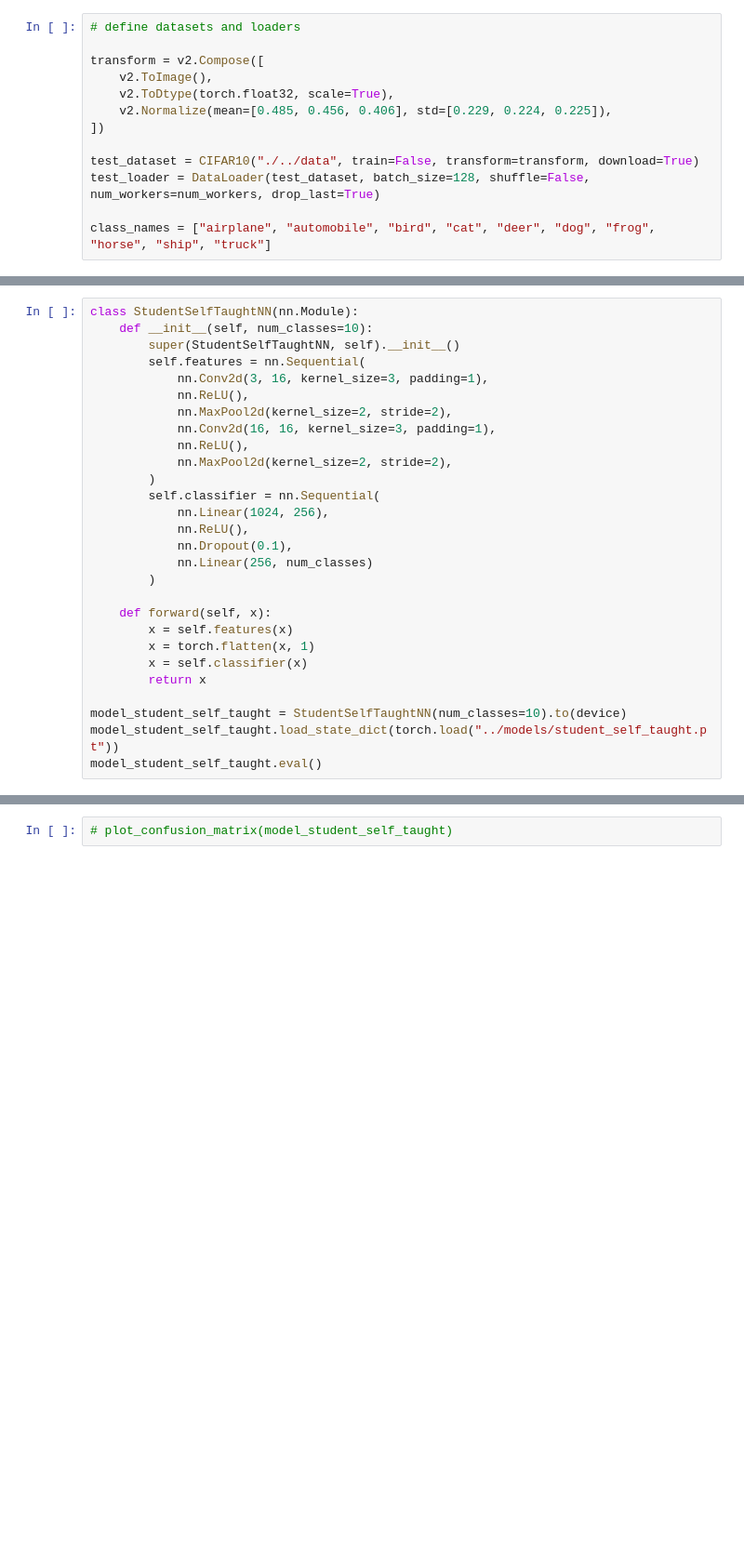
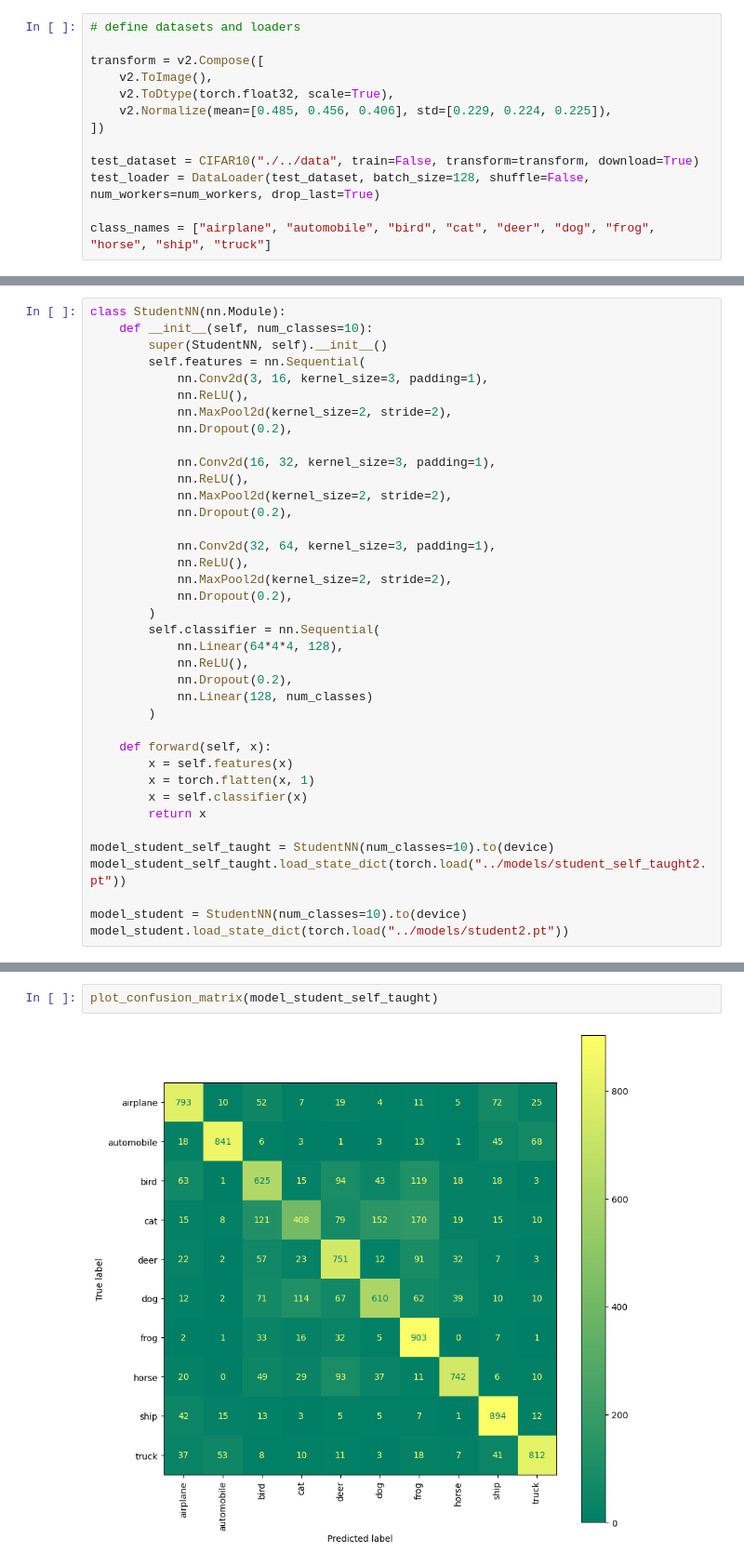
Before and after one commit to aSliwska/ssn-projekt, a Jupyter notebook: src/check_model.ipynb, the cells around one changed output, grey strips where cells are left out. Shown at 93% size. Cells and saved outputs as stored; diff of their text form; blank space fills up the shorter version.

```diff
--- a/src/check_model.ipynb
+++ b/src/check_model.ipynb
@@ -90,20 +86,28 @@ BaseNN(
 # %%
-class StudentSelfTaughtNN(nn.Module):
+class StudentNN(nn.Module):
     def __init__(self, num_classes=10):
-        super(StudentSelfTaughtNN, self).__init__()
+        super(StudentNN, self).__init__()
         self.features = nn.Sequential(
             nn.Conv2d(3, 16, kernel_size=3, padding=1),
             nn.ReLU(),
             nn.MaxPool2d(kernel_size=2, stride=2),
-            nn.Conv2d(16, 16, kernel_size=3, padding=1),
+            nn.Dropout(0.2),
+
+            nn.Conv2d(16, 32, kernel_size=3, padding=1),
             nn.ReLU(),
             nn.MaxPool2d(kernel_size=2, stride=2),
+            nn.Dropout(0.2),
+
+            nn.Conv2d(32, 64, kernel_size=3, padding=1),
+            nn.ReLU(),
+            nn.MaxPool2d(kernel_size=2, stride=2),
+            nn.Dropout(0.2),
         )
         self.classifier = nn.Sequential(
-            nn.Linear(1024, 256),
+            nn.Linear(64*4*4, 128),
             nn.ReLU(),
-            nn.Dropout(0.1),
-            nn.Linear(256, num_classes)
+            nn.Dropout(0.2),
+            nn.Linear(128, num_classes)
         )
 
     def forward(self, x):
@@ -112,7 +116,9 @@ class StudentSelfTaughtNN(nn.Module):
         x = self.classifier(x)
         return x
 
-model_student_self_taught = StudentSelfTaughtNN(num_classes=10).to(device)
-model_student_self_taught.load_state_dict(torch.load("../models/student_self_taught.pt"))
-model_student_self_taught.eval()
+model_student_self_taught = StudentNN(num_classes=10).to(device)
+model_student_self_taught.load_state_dict(torch.load("../models/student_self_taught2.pt"))
+
+model_student = StudentNN(num_classes=10).to(device)
+model_student.load_state_dict(torch.load("../models/student2.pt"))
 # %% [output]
@@ -257,2 +192,4 @@ plot_confusion_matrix(model_base)
 # %%
-# plot_confusion_matrix(model_student_self_taught)
+plot_confusion_matrix(model_student_self_taught)
+# %% [output]
+[figure, added]
```
Also changed, not shown: parts of 10 cells of this notebook, 4 other files.
